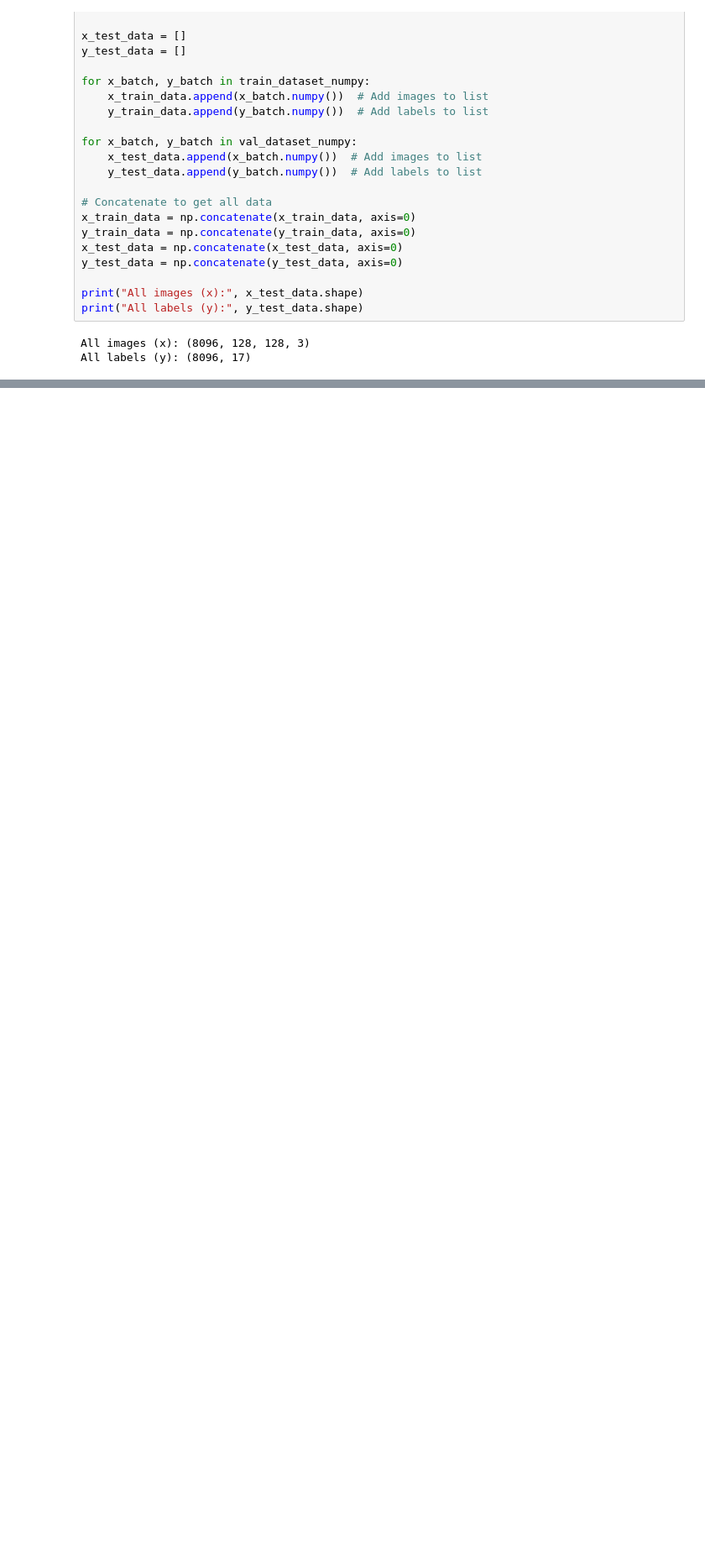
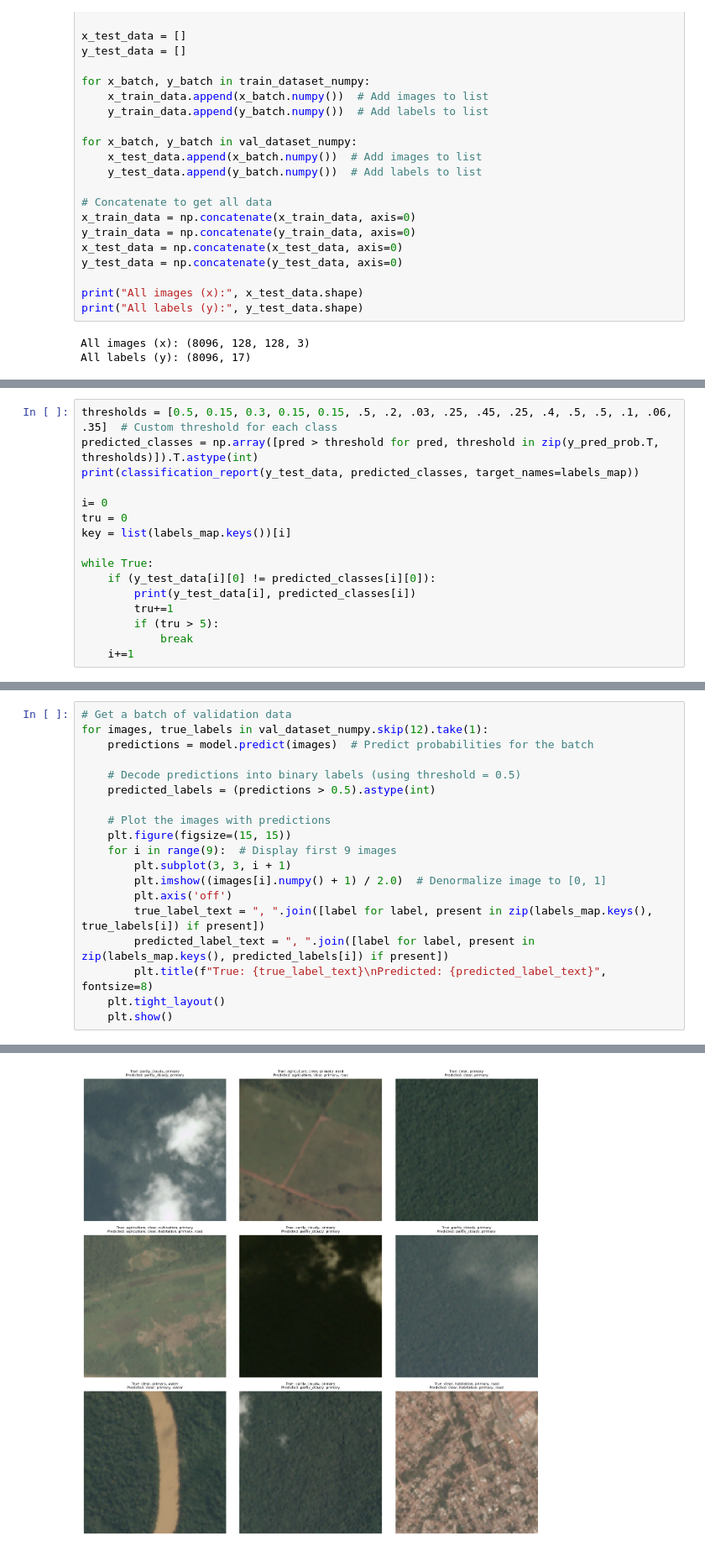
Before and after one commit to angelg19/Satellite-Image-Analysis, a Jupyter notebook: cnn_preprocessed_data.ipynb, the cells around one changed output, grey strips where cells are left out. Shown at 84% size. Cells and saved outputs as stored; diff of their text form; blank space fills up the shorter version.

```diff
--- a/cnn_preprocessed_data.ipynb
+++ b/cnn_preprocessed_data.ipynb
@@ -376,0 +354,16 @@ conventional_mine       0.00      0.00      0.00        22
+# %%
+thresholds = [0.5, 0.15, 0.3, 0.15, 0.15, .5, .2, .03, .25, .45, .25, .4, .5, .5, .1, .06, .35]  # Custom threshold for each class
+predicted_classes = np.array([pred > threshold for pred, threshold in zip(y_pred_prob.T, thresholds)]).T.astype(int)
+print(classification_report(y_test_data, predicted_classes, target_names=labels_map))
+
+i= 0
+tru = 0
+key = list(labels_map.keys())[i]
+
+while True:
+    if (y_test_data[i][0] != predicted_classes[i][0]):
+        print(y_test_data[i], predicted_classes[i])
+        tru+=1
+        if (tru > 5):
+            break
+    i+=1
@@ -376,0 +388,20 @@ conventional_mine       0.00      0.00      0.00        22
+# %%
+# Get a batch of validation data
+for images, true_labels in val_dataset_numpy.skip(12).take(1):
+    predictions = model.predict(images)  # Predict probabilities for the batch
+
+    # Decode predictions into binary labels (using threshold = 0.5)
+    predicted_labels = (predictions > 0.5).astype(int)
+
+    # Plot the images with predictions
+    plt.figure(figsize=(15, 15))
+    for i in range(9):  # Display first 9 images
+        plt.subplot(3, 3, i + 1)
+        plt.imshow((images[i].numpy() + 1) / 2.0)  # Denormalize image to [0, 1]
+        plt.axis('off')
+        true_label_text = ", ".join([label for label, present in zip(labels_map.keys(), true_labels[i]) if present])
+        predicted_label_text = ", ".join([label for label, present in zip(labels_map.keys(), predicted_labels[i]) if present])
+        plt.title(f"True: {true_label_text}\nPredicted: {predicted_label_text}", fontsize=8)
+    plt.tight_layout()
+    plt.show()
+# %% [output]
@@ -376,0 +409 @@ conventional_mine       0.00      0.00      0.00        22
+[figure, added]
```
Also changed, not shown: parts of 12 cells of this notebook.
